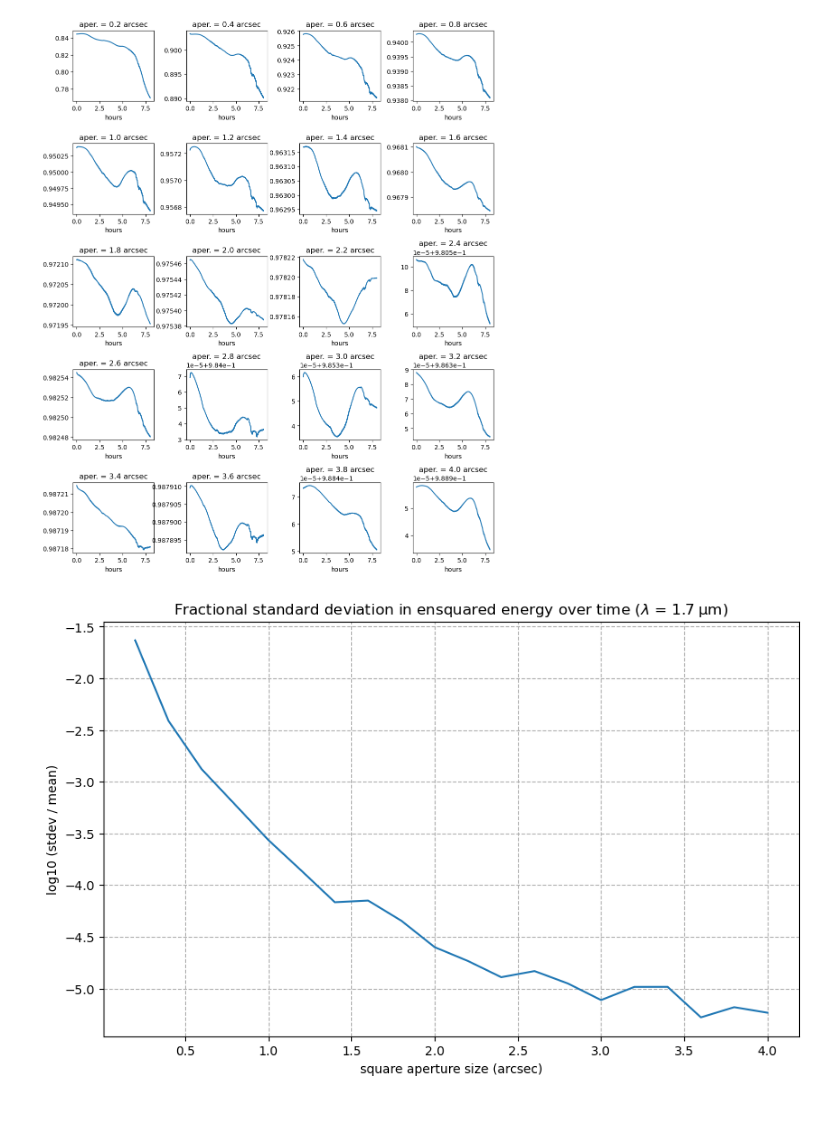
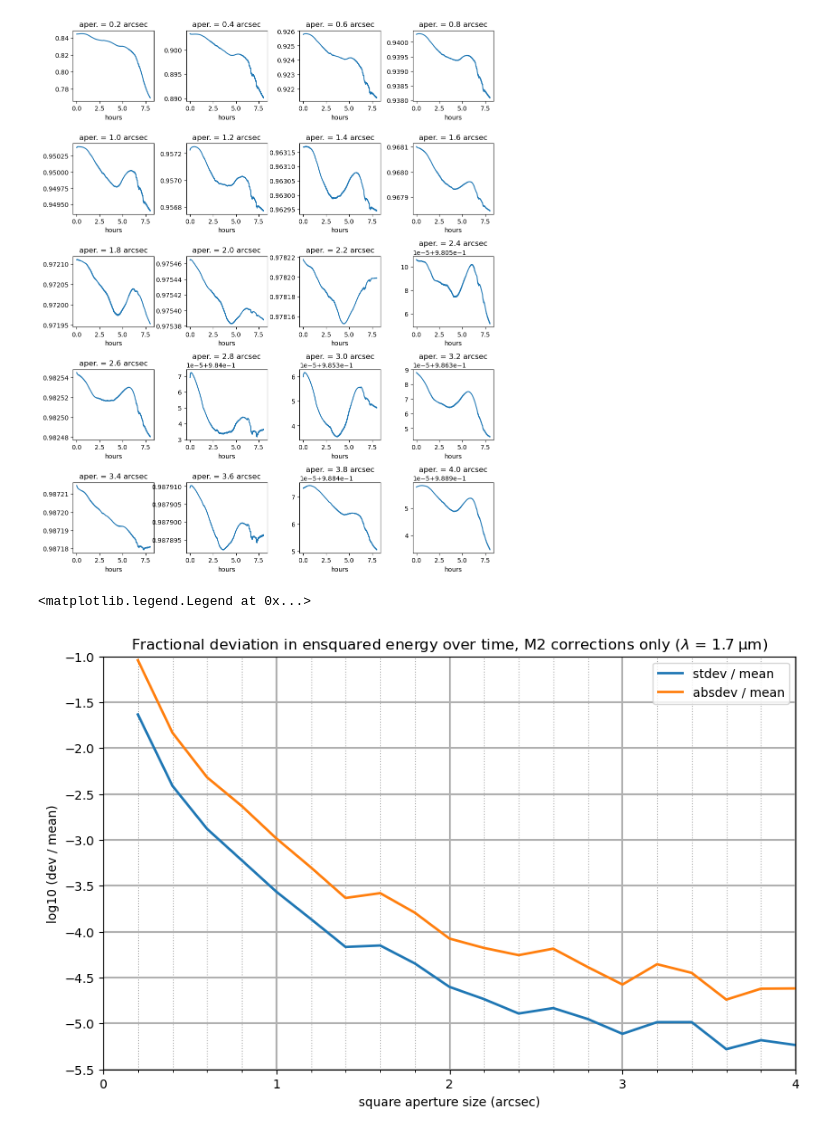
Before and after one commit to adambolton/optics-notebooks, a Jupyter notebook: WFMap_corrections_no_m1.ipynb, the cells around one changed output. Cells and saved outputs as stored; diff of their text form; code cells hidden in the pictures.

```diff
--- a/WFMap_corrections_no_m1.ipynb
+++ b/WFMap_corrections_no_m1.ipynb
@@ -149,22 +149,34 @@ fig.set_figheight(15)
 # %% [output]
 [figure]
 # %%
-# Compute average and stdev of ensquared energies in apertures:
+# Compute average, stdev, and absolute variation of ensquared energies in apertures:
 avg_ensq = ensq_series.mean(axis=0)
 std_ensq = ensq_series.std(axis=0)
+min_ensq = ensq_series.min(axis=0)
+abd_ensq = np.abs(ensq_series.max(axis=0) - ensq_series.min(axis=0))
 rel_ensq = std_ensq / avg_ensq
+rel_ensq_ab = abd_ensq / avg_ensq
 # %%
 # Punch-line plot:
-# Relative stdev in ensquared energy over time vs aperture size:
+# Fractional deviation in ensquared energy over time vs aperture size:
 plt.figure(figsize=(10,6))
-plt.plot(ap_base, np.log10(rel_ensq))
-plt.title('Fractional standard deviation in ensquared energy over time ($\lambda$ = ' +
+plt.plot(ap_base, np.log10(rel_ensq), label='stdev / mean', lw=2)
+plt.plot(ap_base, np.log10(rel_ensq_ab), label='absdev / mean', lw=2)
+plt.title('Fractional deviation in ensquared energy over time, M2 corrections only ($\lambda$ = ' +
           lambda_ref.to_string(format='latex') + ')')
 plt.xlabel('square aperture size (arcsec)')
-plt.ylabel('log10 (stdev / mean)')
-plt.grid(linestyle='--')
+plt.ylabel('log10 (dev / mean)')
+plt.xlim((0., 4.))
+plt.ylim((-5.5,-1.))
+plt.yticks(np.linspace(-5.5, -1., 10))
+plt.xticks(np.arange(5))
+plt.xticks(ap_base, minor=True)
+plt.grid(linestyle=':', which='minor')
+plt.grid(linestyle='-', which='major', lw=1.5)
+plt.legend()
 # %% [output]
+<matplotlib.legend.Legend at 0x...>
-[figure, old version]
+[figure, new version]
 # %%
 res_table = Table()
 res_table['aper. (arcsec)'] = ap_base
```
Also changed, not shown: parts of 1 cell of this notebook.
